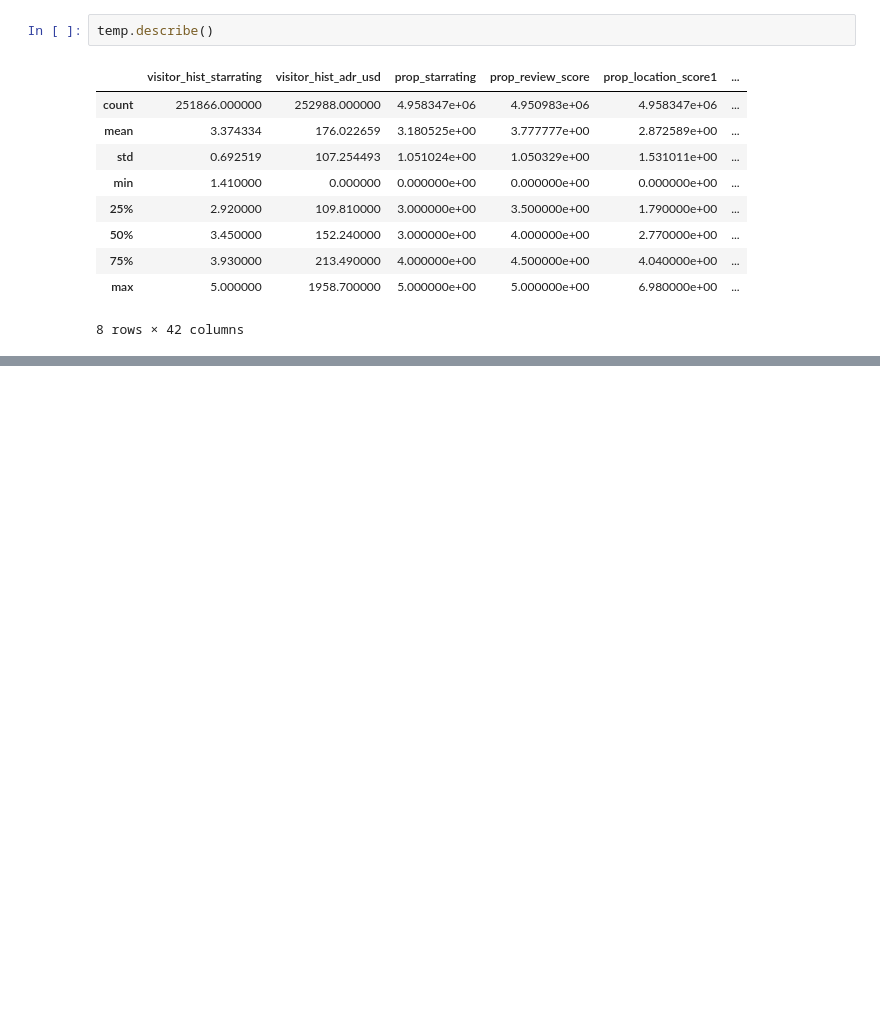
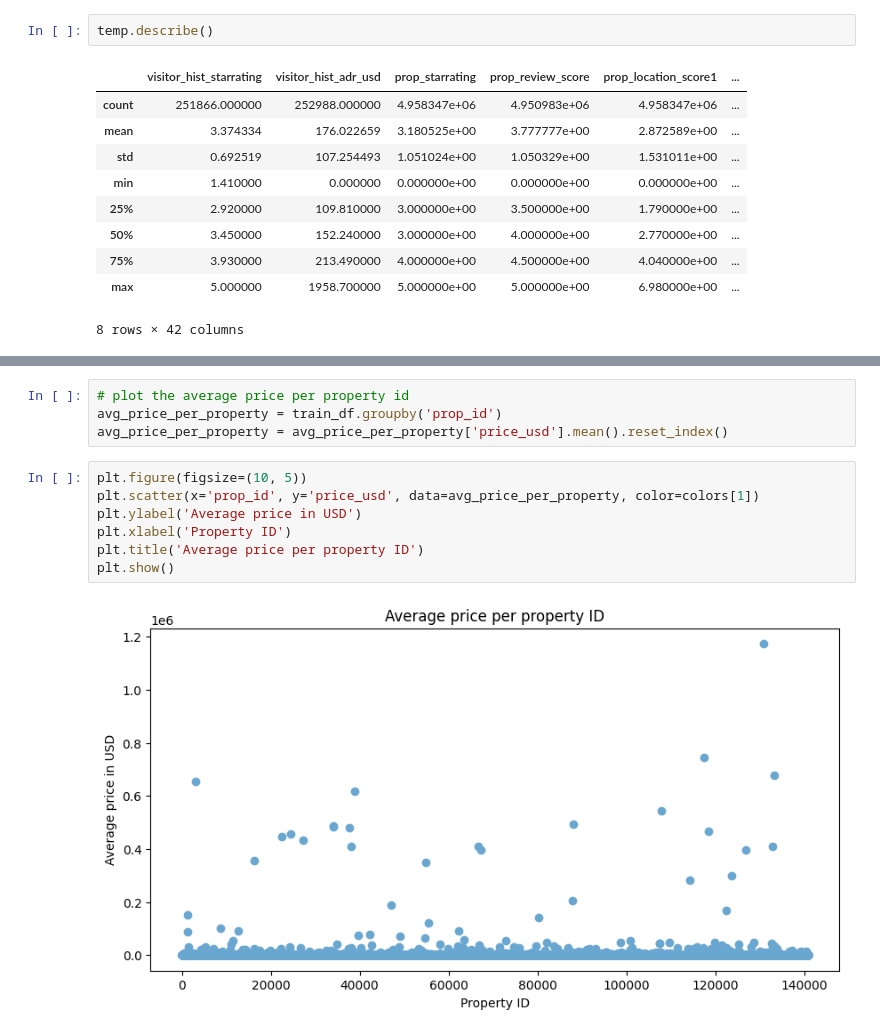
Before and after one commit to damla-jpg/data-mining-2, a Jupyter notebook: data_exploration.ipynb, the cells around one changed output, grey strips where cells are left out. Drawn from its saved outputs; the diff is of its cells as text; blank space fills up the shorter version.

```diff
--- a/data_exploration.ipynb
+++ b/data_exploration.ipynb
@@ -93,0 +115,13 @@ columns_worth_plotting = ["visitor_hist_starrating", ]
+# %%
+# plot the average price per property id
+avg_price_per_property = train_df.groupby('prop_id')
+avg_price_per_property = avg_price_per_property['price_usd'].mean().reset_index()
+# %%
+plt.figure(figsize=(10, 5))
+plt.scatter(x='prop_id', y='price_usd', data=avg_price_per_property, color=colors[1])
+plt.ylabel('Average price in USD')
+plt.xlabel('Property ID')
+plt.title('Average price per property ID')
+plt.show()
+# %% [output]
+[figure, added]
```
Also changed, not shown: parts of 12 cells of this notebook, 2 other files.
